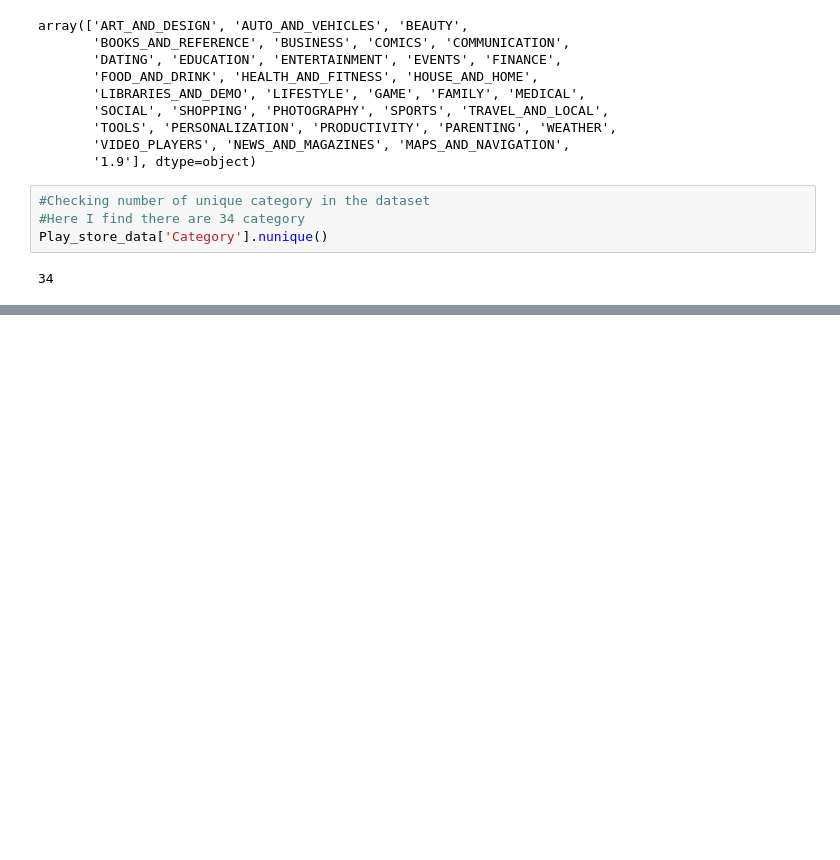
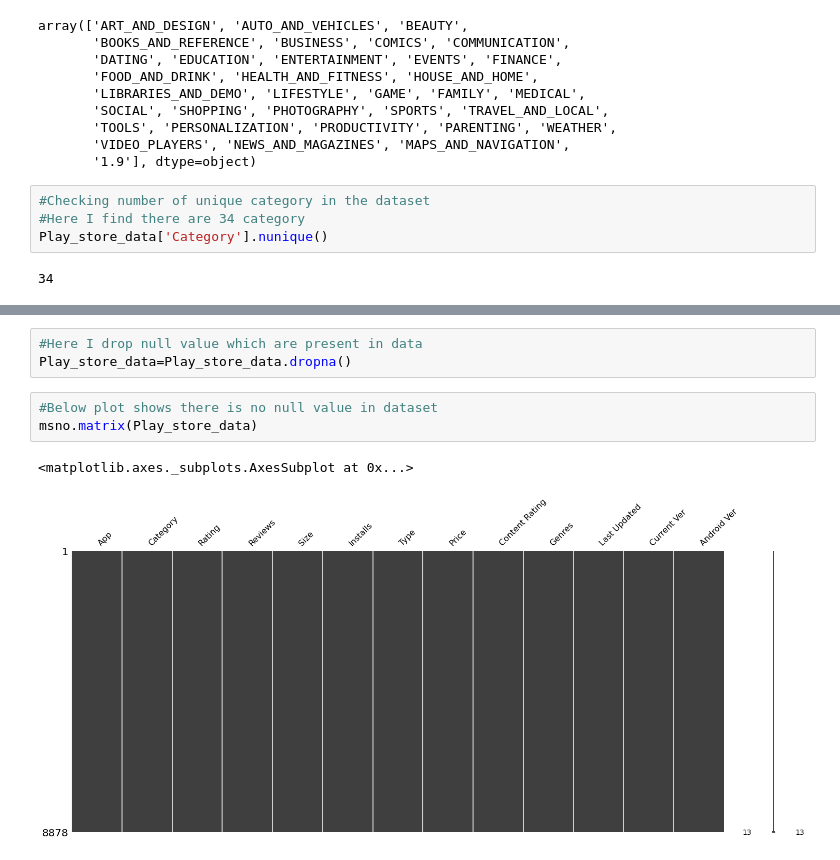
Before and after one commit to shweta1106/Play-store-data-analysis, a Jupyter notebook: play_store_day2.ipynb, the cells around one changed output, grey strips where cells are left out. Drawn from its saved outputs; the diff is of its cells as text; blank space fills up the shorter version.

```diff
--- a/play_store_day2.ipynb
+++ b/play_store_day2.ipynb
@@ -137,0 +193,9 @@ sns.barplot(x=cat_most.index, y=cat_most, data=Play_store_data)
+# %%
+#Here I drop null value which are present in data
+Play_store_data=Play_store_data.dropna()
+# %%
+#Below plot shows there is no null value in dataset
+msno.matrix(Play_store_data)
+# %% [output]
+<matplotlib.axes._subplots.AxesSubplot at 0x...>
+[figure, added]
```
Also changed, not shown: parts of 9 cells of this notebook.
